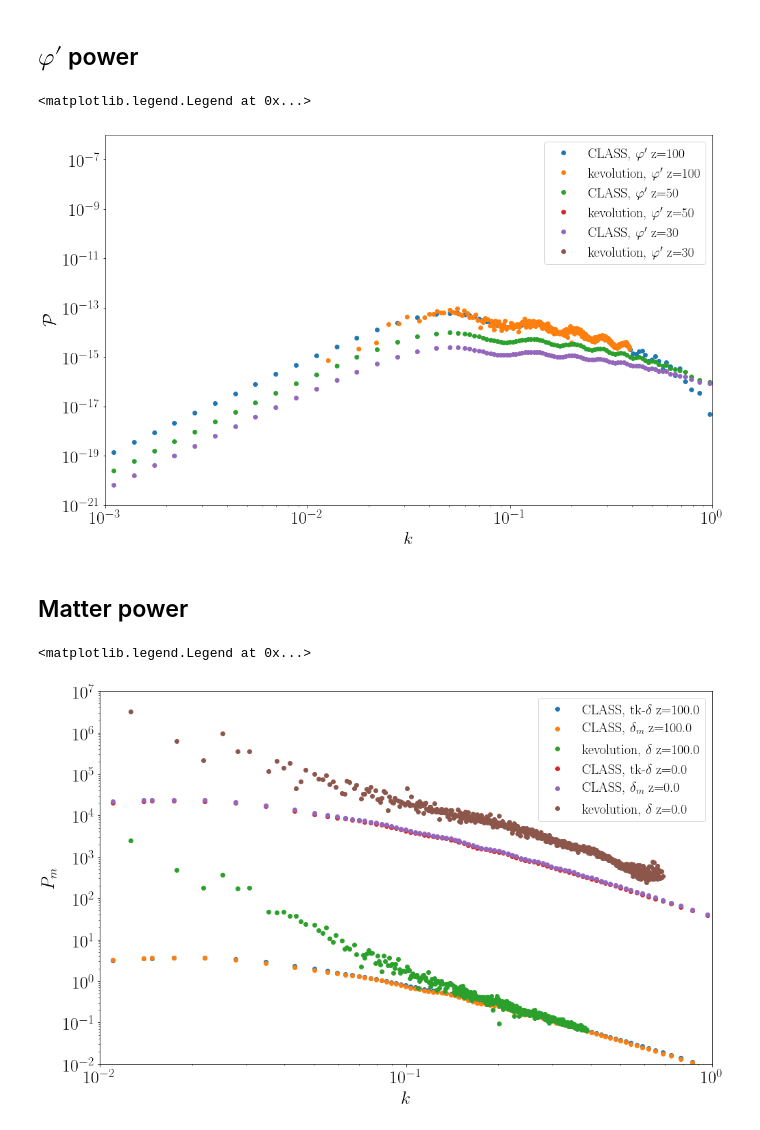
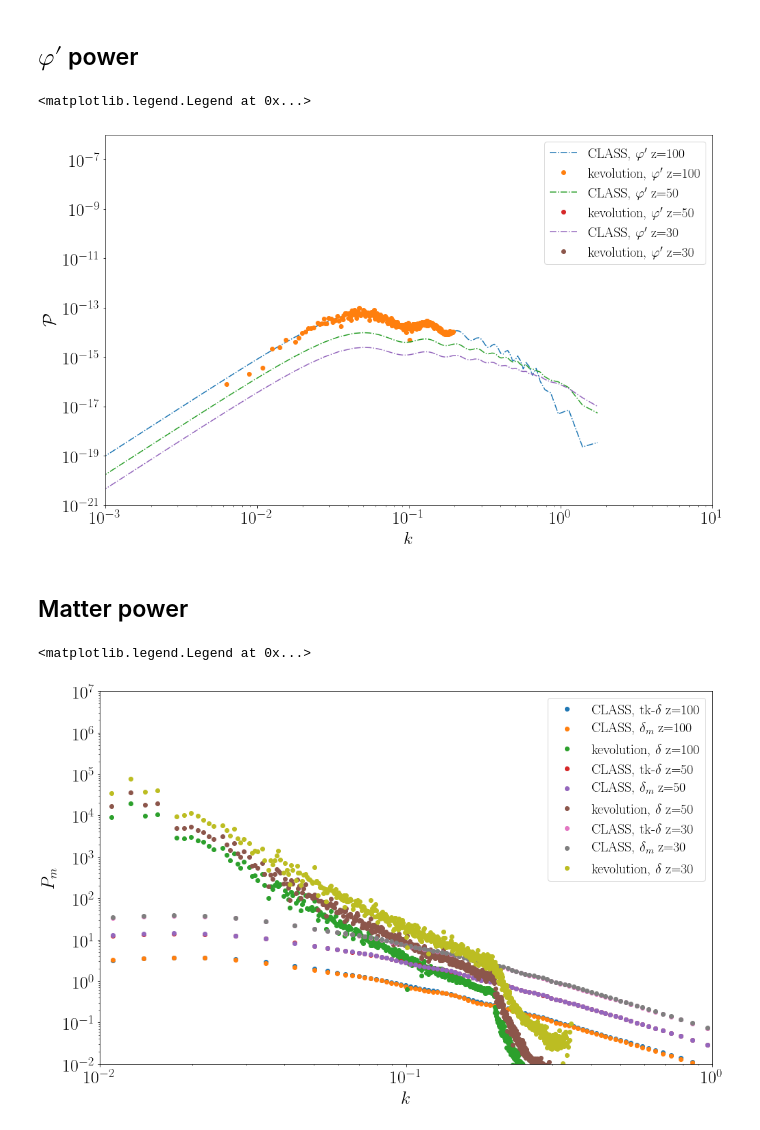
Before and after one commit to FarbodHassani/k-evolution_devel, a Jupyter notebook: Notebooks/kevolution_vs_hiclass.ipynb, the cells around one changed output. Drawn from its saved outputs; the diff is of its cells as text; code cells hidden in the pictures.

```diff
--- a/Notebooks/kevolution_vs_hiclass.ipynb
+++ b/Notebooks/kevolution_vs_hiclass.ipynb
@@ -445,7 +360,7 @@ direct = "./../output/"
 direc_hi = "./../../hi_class_pub_devel/output/"
 for i in range(np.shape(redshift)[0]):
 
-#     data["pk"]["m"]["z="+str(redshift[i])] = np.loadtxt(direct+"/file_pk_"+str(i).zfill(3)+"_delta.dat")
+    data["pk"]["m"]["z="+str(redshift[i])] = np.loadtxt(direct+"/file_pk_"+str(i).zfill(3)+"_delta.dat")
     data["pk"]["pi_k"]["z="+str(redshift[i])] = np.loadtxt(direct+"/file_pk_"+str(i).zfill(3)+"_pi_k.dat")
     data["pk"]["zeta"]["z="+str(redshift[i])] = np.loadtxt(direct+"/file_pk_"+str(i).zfill(3)+"_zeta.dat")
 
@@ -488,7 +403,7 @@ for i in redshift:
     k_class = data["class"]["tk"]["z="+str(i)][:,0]
     tk = data["class"]["tk"]["z="+str(i)][:,5] #* H_class(i)* 1./(1 + i) # vx_smg
     pk_hiclass = tk**2 * Normlization # What is computed in kev is Hconf * pi
-    plt.plot(k_class,pk_hiclass ,"o",label=r"CLASS, $\varphi$"+" z="+str(i))
+    plt.plot(k_class,pk_hiclass ,"-.",label=r"CLASS, $\varphi$"+" z="+str(i))
 
     kgev = data["pk"]["pi_k"]["z="+str(i)][:,0]
     pkgev = data["pk"]["pi_k"]["z="+str(i)][:,1]
@@ -536,23 +451,23 @@ for i in redshift:
     k_class = data["class"]["tk"]["z="+str(i)][:,0]
     tk = data["class"]["tk"]["z="+str(i)][:,6] # vx_smg
     pk_hiclass = tk**2 * Normlization  # What is computed in kev is Hconf * pi
-    plt.plot(k_class,pk_hiclass ,"o",label=r"CLASS, $\varphi'$"+" z="+str(i))
+    plt.plot(k_class,pk_hiclass ,"-.",label=r"CLASS, $\varphi'$"+" z="+str(i))
 
     kgev = data["pk"]["zeta"]["z="+str(i)][:,0]
     pkgev = data["pk"]["zeta"]["z="+str(i)][:,1]
-    plt.plot(kgev,pkgev*2.e-6 ,"o",label=r"kevolution, $\varphi'$"+" z="+str(i))
+    plt.plot(kgev,pkgev ,"o",label=r"kevolution, $\varphi'$"+" z="+str(i))
 
 
 plt.ylabel(r"$\mathcal{P}$")
 plt.xlabel(r"$k$")
-plt.xlim(0.001, 1 )
+plt.xlim(0.001, 10 )
 plt.ylim(1.e-21, 1.e-6)
 plt.yscale('log')
 plt.xscale('log')
 plt.legend(fontsize=20)
 # %% [output]
 <matplotlib.legend.Legend at 0x...>
-[figure, old version]
+[figure, new version]
 # %% [markdown]
 ## Matter power
 # %%
@@ -566,33 +481,33 @@ plt.rc('font', **font)
 # phi_bar is the output of hiclass background.
 # delta_phi = v_x_smg * (phi_bar_prime/a)
 
-for i in [100.0,0.0]:
+for i in redshift:
     k_class = data["class"]["tk"]["z="+str(i)][:,0]
     conversion = A_s*(k_class*h/k_pivot)**(n_s-1)*(2.*np.pi**2/(k_class**3));
     tk_cdm = data["class"]["tk"]["z="+str(i)][:,3] # cdm
     tk_b = data["class"]["tk"]["z="+str(i)][:,3] # b
     rho_m = rho_cdm(i)+rho_b(i)
     tk = (rho_cdm(i)/rho_m) * tk_cdm + (rho_b(i)/rho_m) * tk_b
     pk_hiclass = tk**2 * conversion
     plt.plot(k_class, pk_hiclass ,"o",label=r"CLASS, tk-$\delta$"+" z="+str(i))
     #########################
     pkm_hiclass = data["class"]["pm"]["z="+str(i)][:,1]
     k_class = data["class"]["pm"]["z="+str(i)][:,0]
     plt.plot(k_class, pkm_hiclass ,"o",label=r"CLASS, $\delta_m$"+" z="+str(i))
 
     #########################
     kgev = data["pk"]["m"]["z="+str(i)][:,0]
     pkgev = data["pk"]["m"]["z="+str(i)][:,1]
     plt.plot(kgev,pkgev*(2.0 * np.pi**2)/kgev**3 ,"o",label=r"kevolution, $\delta$"+" z="+str(i))
 
 
 plt.ylabel(r"${P}_m$")
 plt.xlabel(r"$k$")
 plt.xlim(0.01, 1 )
 plt.ylim(1.e-2, 1.e7)
 plt.yscale('log')
 plt.xscale('log')
 plt.legend(fontsize=20)
 # %% [output]
 <matplotlib.legend.Legend at 0x...>
-[figure, old version]
+[figure, new version]
```
Also changed, not shown: parts of 21 cells of this notebook, 6 other files.
